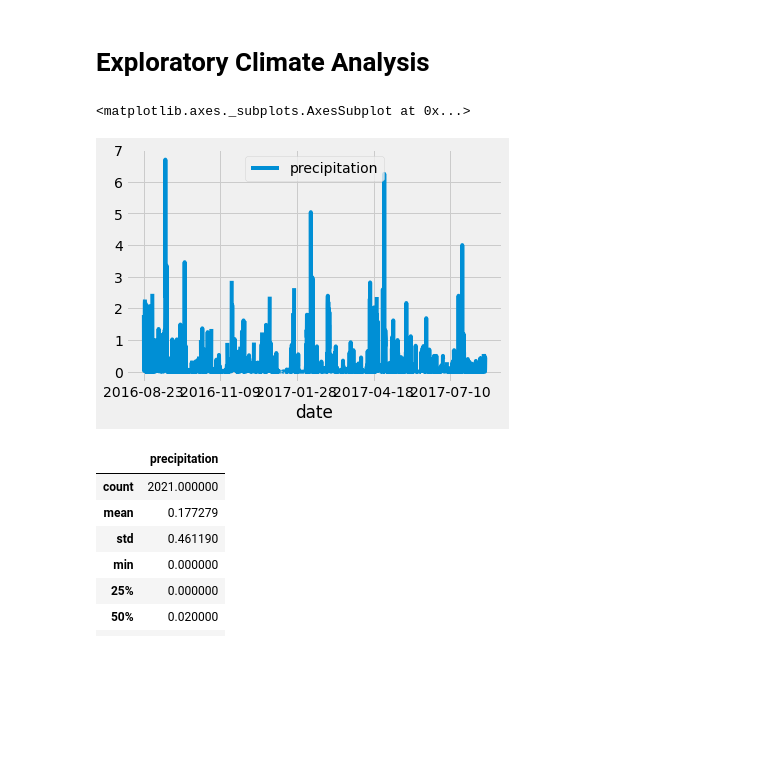
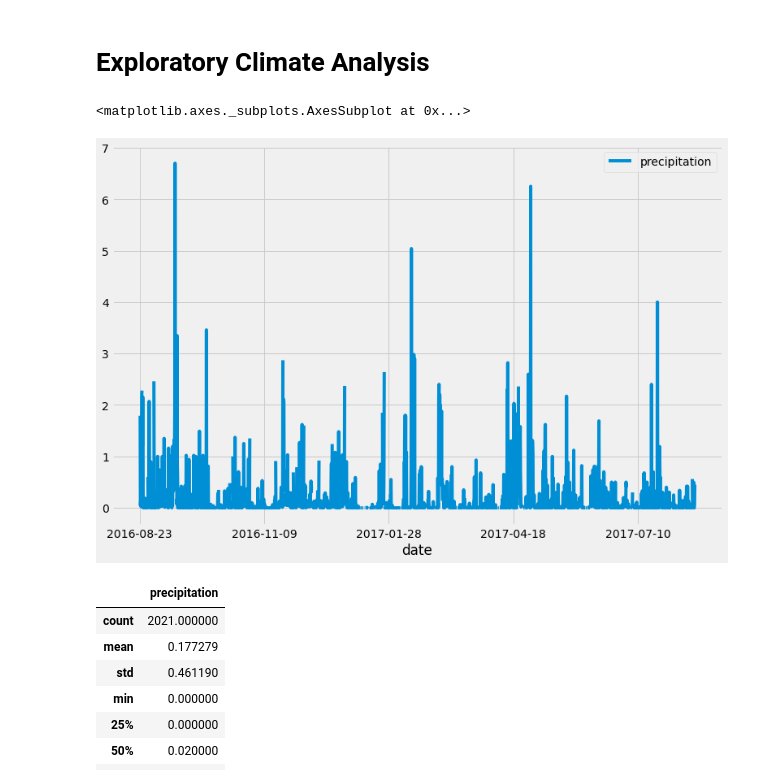
Before and after one commit to greensleeves8/surfs_up, a Jupyter notebook: climate_analysis.ipynb, the cells around one changed output. Saved outputs shown, nothing was run; the diff lists cells and outputs as text; code cells hidden in the pictures; blank space fills up the shorter version.

```diff
--- a/climate_analysis.ipynb
+++ b/climate_analysis.ipynb
@@ -40,22 +40,22 @@ session = Session(engine)
 # %%
 # Design a query to retrieve the last 12 months of precipitation data and plot the results.
 #Starting from the last data point in the database.
 prev_year = dt.date(2017, 8, 23)
 # Calculate the date one year from the last date in data set.
 prev_year = dt.date(2017, 8, 23) - dt.timedelta(days=365)
 # Perform a query to retrieve the data and precipitation scores
 results = []
 results = session.query(Measurement.date, Measurement.prcp).filter(Measurement.date >= prev_year).all()
 # Save the query results as a Pandas DataFrame and set the index to the date column
 df = pd.DataFrame(results, columns=['date', 'precipitation'])
 df.set_index(df['date'], inplace=True)
 # Sort the dataframe by date
 df = df.sort_index()
 # Use Pandas Plotting with Matplotlib to plot the data
-df.plot()
+df.plot(figsize=(12, 8))
 # %% [output]
 <matplotlib.axes._subplots.AxesSubplot at 0x...>
-[figure, old version]
+[figure, new version]
 # %%
 # Use Pandas to calcualte the summary statistics for the precipitation data
 df.describe()
```
Also changed, not shown: parts of 4 cells of this notebook.
